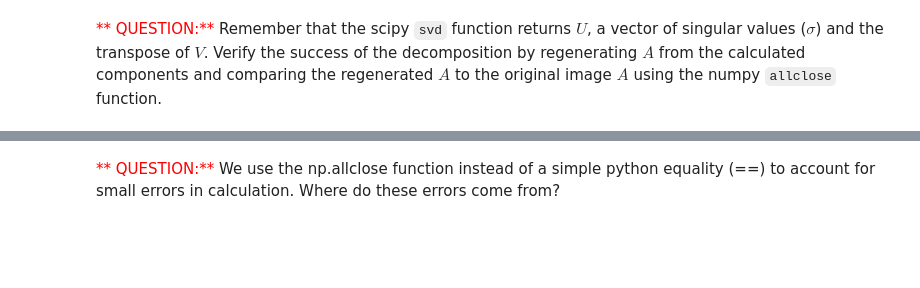
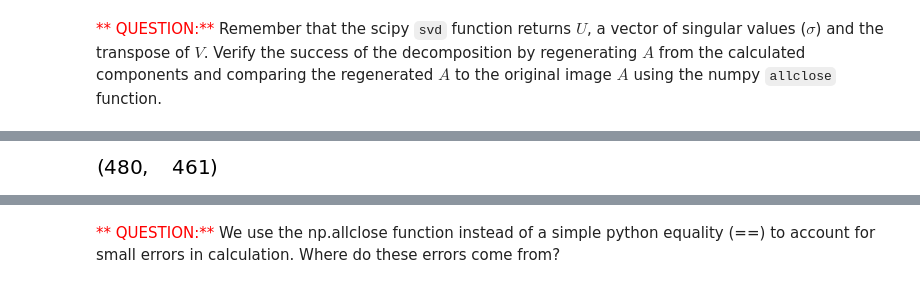
Before and after one commit to nicwigs/314, a Jupyter notebook: inclass/16-SVD-in-class-assignment.ipynb, the cells around one changed output, grey strips where cells are left out. Cells and saved outputs as stored; diff of their text form; code cells hidden in the pictures; blank space fills up the shorter version.

```diff
--- a/inclass/16-SVD-in-class-assignment.ipynb
+++ b/inclass/16-SVD-in-class-assignment.ipynb
@@ -103,10 +128,18 @@ Vt.shape
 # %%
 #Put your answer here
 # You need to create a matrix of the same size of $A$ with diagonal elements from the singular values,
 # while all other values being zero.
 
-S =
+S = np.pad(np.diag(e),((0,A.shape[0]-e.shape[0]),(0,A.shape[1]-e.shape[0])), 'constant')
+# see below for a easier way
+# Sigma matrix should be the same size as the original A matrix with mostly zero values
+#S = np.zeros(A.shape)
+# The upper left diagonal of the Sigma matrix should be the singular values
+#S[:len(e), :len(e)] = np.diag(e)
+
 
 S.shape
+# %% [output]
+[figure, added]
 # %%
 new_im = U*S*Vt
```
Also changed, not shown: parts of 30 cells of this notebook, 1 other file.
